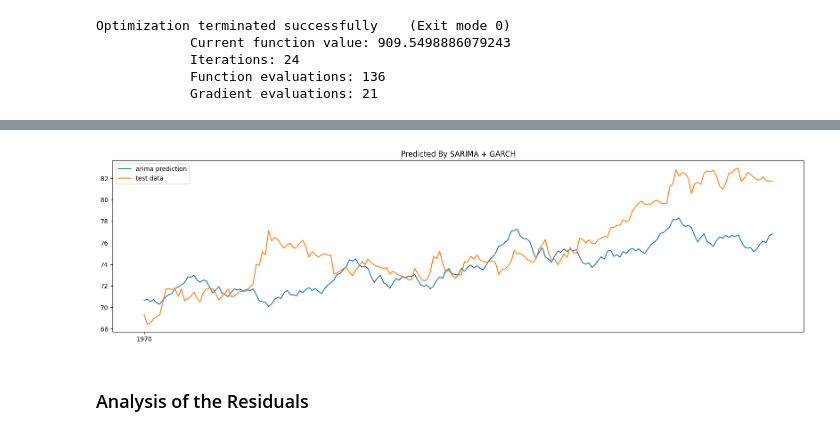
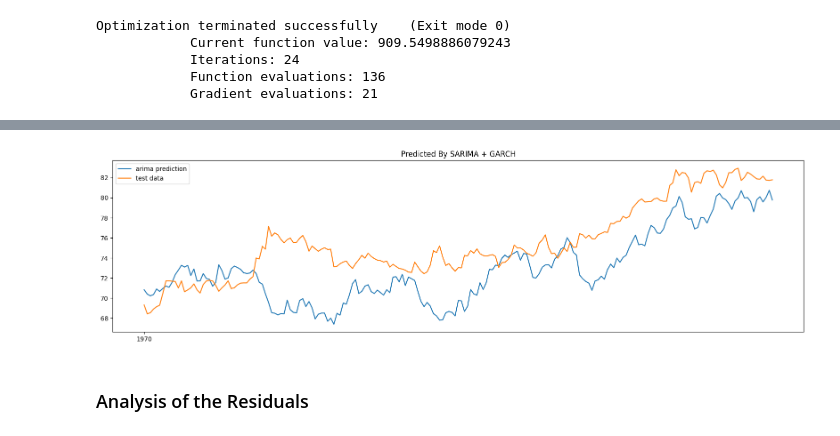
Before and after one commit to sayandas1302/Time-Series-USD-INR-Exchange-Rate-Prediction-Using-SARIMA-GARCH-Model, a Jupyter notebook: currencyExchangeRate.ipynb, the cells around one changed output, grey strips where cells are left out. Cells and saved outputs as stored; diff of their text form; code cells hidden in the pictures.

```diff
--- a/currencyExchangeRate.ipynb
+++ b/currencyExchangeRate.ipynb
@@ -201,22 +201,23 @@ Volatility Model
 Covariance estimator: robust
 # %%
 # prediction of garch
-pred_garch = garch_fit.forecast(horizon=len(ts_df), align="origin")
-pred_vol = np.sqrt(pred_garch.variance.iloc[0])
-pred_vol.index = pred_mean.index
+pred_garch = garch_fit.forecast(horizon=len(ts_df))
+mean_pred_garch = pred_garch.mean.iloc[-1,:]
+var_pred_garch = pred_garch.variance.iloc[-1,:]
+garch_pred = np.cumsum(np.random.normal(loc=mean_pred_garch, scale=np.sqrt(var_pred_garch)))
 # %%
 # final prediction (SARIMA + GARCH)
-pred = pred_mean + pred_vol
+pred = pred_mean + garch_pred
 plt.figure(figsize=(20,5))
 plt.plot(ts_df.index, pred, label="arima prediction")
 plt.plot(ts_df.index, ts_df["Adj Close"], label="test data")
 plt.legend()
 plt.title("Predicted By SARIMA + GARCH")
 plt.gca().xaxis.set_major_locator(mdates.YearLocator())
 plt.gca().xaxis.set_major_formatter(mdates.DateFormatter('%Y'))
 plt.show()
 # %% [output]
-[figure, old version]
+[figure, new version]
 # %% [markdown]
 ### Analysis of the Residuals
 # %%
```
Also changed, not shown: parts of 5 cells of this notebook, 1 other file.
